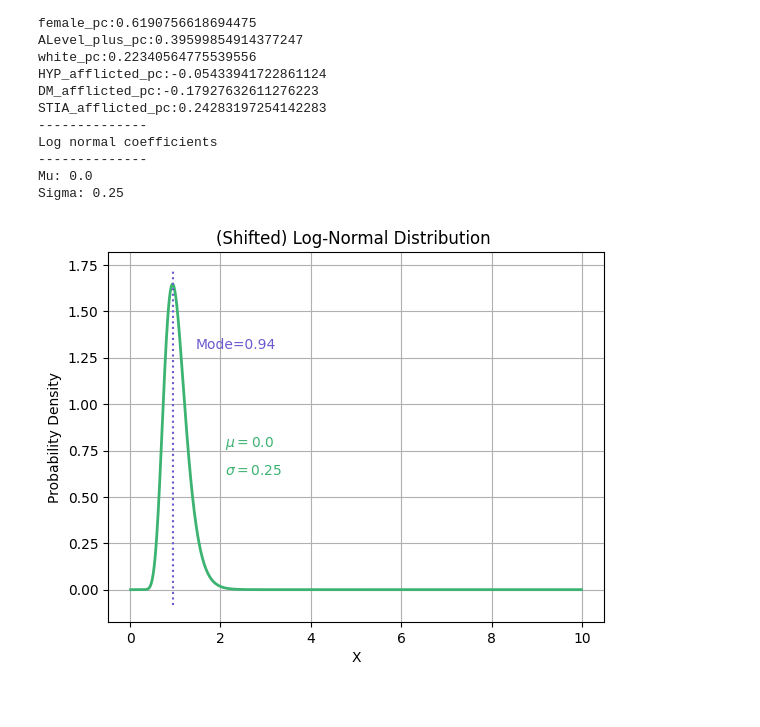
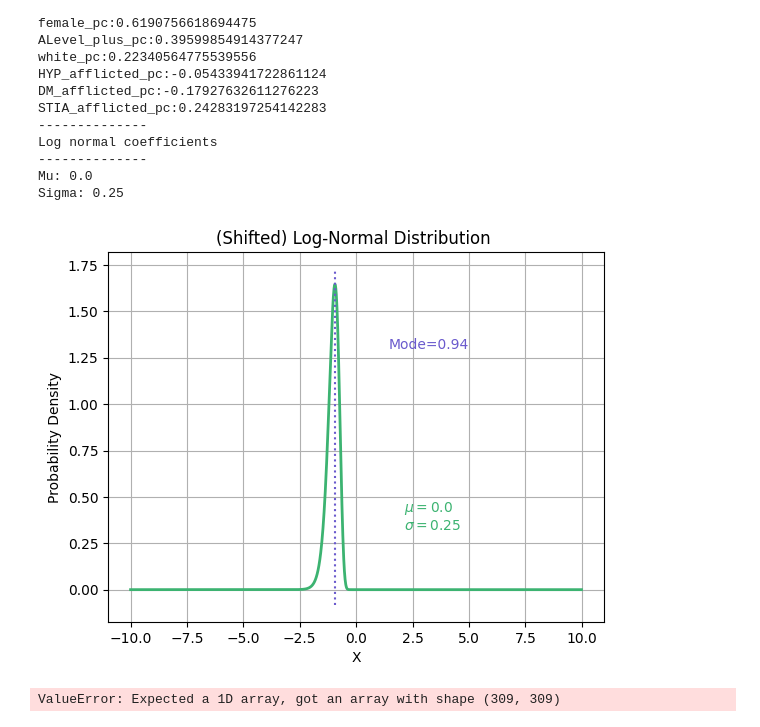
Before and after one commit to Bea-Taylor/DifDem_inequalities, a Jupyter notebook: nbs/core/05c_optimise_function.ipynb, the cells around one changed output. Drawn from its saved outputs; the diff is of its cells as text; code cells hidden in the pictures.

Commit message:
tweaked the log normal model

```diff
--- a/nbs/core/05c_optimise_function.ipynb
+++ b/nbs/core/05c_optimise_function.ipynb
@@ -30,8 +31,9 @@ df_dem_plus.head()
 
 # covariates
 covar = ['over_65_pc', 'female_pc', 'ALevel_plus_pc', 'white_pc', 'HYP_afflicted_pc', 'DM_afflicted_pc', 'STIA_afflicted_pc']
-x = df_dem_plus[covar].values.reshape(-1,7)
-#covar = df_dem_plus[['over_65_pc', 'female_pc', 'ALevel_plus_pc', 'white_pc', 'HYP_afflicted_pc', 'DM_afflicted_pc', 'STIA_afflicted_pc']].values.reshape(-1,7)
+
+# Input data
+x = - df_dem_plus[covar].values.reshape(-1,7)
 
 # Outcome data
 y = df_dem_plus['DEM_afflicted_pc'].values.reshape(-1,1)
@@ -65,17 +176,12 @@ def log_norm_mode(mu:int, # mean of the variables log
 n_features = 7
 
 np.random.seed(27)
-initial_params = np.concatenate([np.random.normal(size=n_features+1), [0, 0.25]])
+x0 = np.concatenate([np.random.normal(size=n_features+1), [0, 0.25]])
 # %%
-# def f(xy):
-#     x, y = xy
-#     return -(x**2 + y**2)  # Negate because we are actually maximizing
-
 # Gradient of the function
 grad_loglike = grad(neg_loglike)
 
 # Initial guess
-x0 = initial_params
 
 # Use scipy's minimize function with the BFGS algorithm
 result = minimize(neg_loglike, x0, method = 'BFGS')
@@ -99,10 +205,10 @@ result
      nfev: 11
      njev: 1
 # %%
-# # derivates of neg_loglike
-# jacobian_  = jacobian(neg_loglike)
+# derivates of neg_loglike
+jacobian_  = jacobian(neg_loglike)
 
-# result2 = minimize(neg_loglike, x0, method = 'BFGS', \
-#                options={'disp': False}, jac = jacobian_)
+result = minimize(neg_loglike, x0, method = 'BFGS', \
+               options={'disp': False}, jac = jacobian_)
 
-# result2
+result
@@ -145,26 +269,34 @@ Sigma: 0.25
 # %%
 # mode of the log normal
 mode = log_norm_mode(MAP_mu, MAP_sigma)
 
 # plot log normal of MAp parameters
-x = np.arange(0, 10, 0.01)
-pdf_x_mu0 = shift_log_normal_pdf(x, 0, MAP_mu, MAP_sigma)
+x_axis = np.arange(-10, 10, 0.01)
+pdf_x_mu0 = shift_log_normal_pdf(-x_axis, 0, MAP_mu, MAP_sigma)
 
 # Plot the log-normal probability density function (PDF)
 xmin, xmax = plt.xlim()
-plt.plot(x, pdf_x_mu0, '-', linewidth=2, color='mediumseagreen')
-plt.text(2.1, 0.62, f'$\sigma=${MAP_sigma}', color='mediumseagreen')
-plt.text(2.1, 0.77, f'$\mu=${MAP_mu}', color='mediumseagreen')
+plt.plot(x_axis, pdf_x_mu0, '-', linewidth=2, color='mediumseagreen')
+plt.text(2.1, 0.32, f'$\sigma=${MAP_sigma}', color='mediumseagreen')
+plt.text(2.1, 0.42, f'$\mu=${MAP_mu}', color='mediumseagreen')
 #plt.text(7, 0.15, '$\sigma=0.25$', color='slateblue')
 
 ymin, ymax = plt.ylim()
-plt.vlines(mode, ymin, ymax, color='slateblue', label='Log normal mode', linestyles='dotted')
+plt.vlines(-mode, ymin, ymax, color='slateblue', label='Log normal mode', linestyles='dotted')
 plt.text(mode+0.5, 3*ymax/4, f'Mode={np.round(mode,2)}', color='slateblue')
 
 plt.title('(Shifted) Log-Normal Distribution ')
 plt.xlabel('X')
 plt.ylabel('Probability Density')
 plt.grid(True)
 plt.show()
 # %% [output]
-[figure, old version]
+[figure, new version]
+# %%
+y_pred = np.dot(x, MAP_beta) + MAP_intercept
+diagnosis_gap = y - y_pred.squeeze()
+
+# update the dataframe
+df_dem_plus['diagnosis_gap']=diagnosis_gap
+# %% [output]
+ValueError: Expected a 1D array, got an array with shape (309, 309)
```
Also changed, not shown: parts of 13 cells of this notebook, 2 other files.
